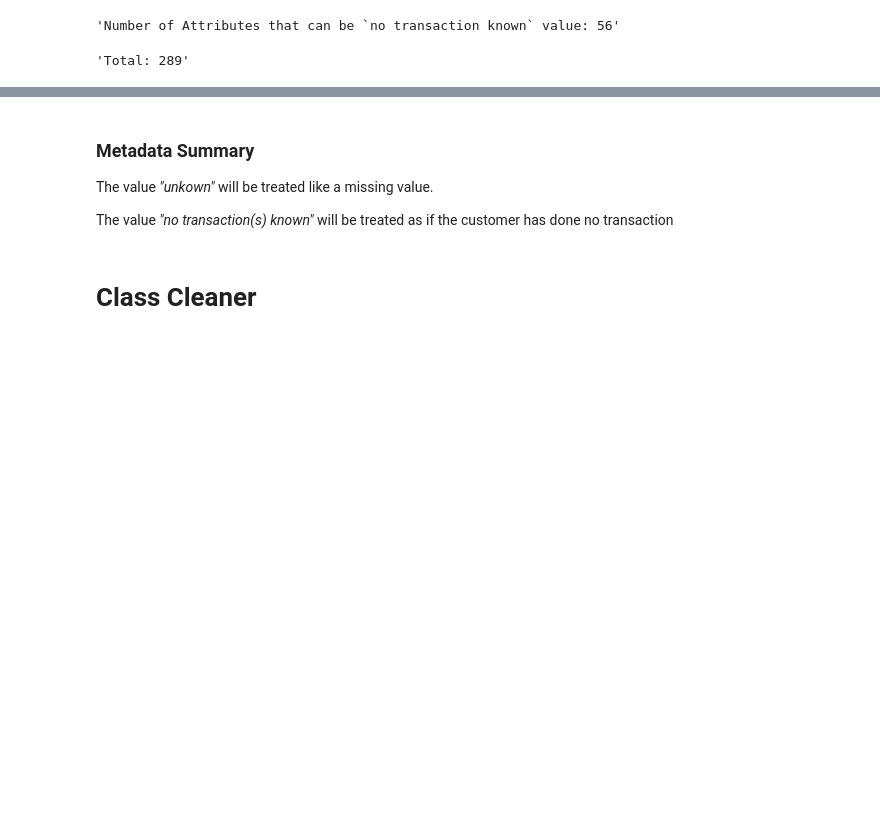
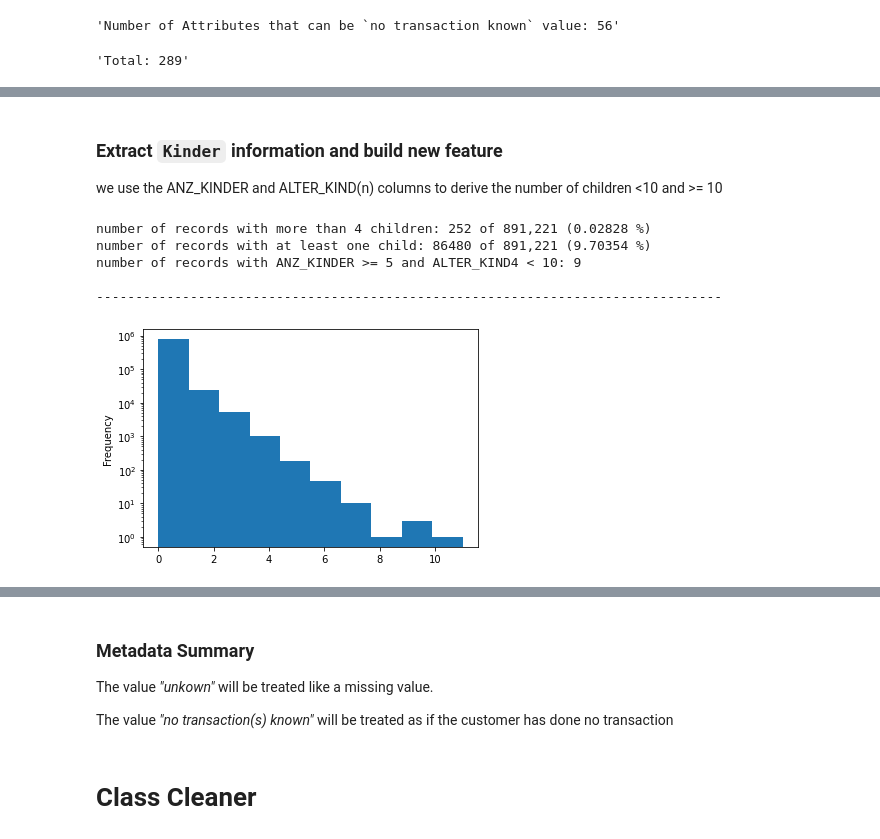
Before and after one commit to step-bauer/dsnd_capstone_arvato, a Jupyter notebook: Arvato Project Workbook.ipynb, the cells around one changed output, grey strips where cells are left out. Cells and saved outputs as stored; diff of their text form; code cells hidden in the pictures; blank space fills up the shorter version.

```diff
--- a/Arvato Project Workbook.ipynb
+++ b/Arvato Project Workbook.ipynb
@@ -298,0 +331,22 @@ f"Total: {df_metadata['Meaning'].str.contains('unknown').sum() + df_metadata['Me
+# %% [markdown]
+### Extract `Kinder` information and build new feature
+we use the ANZ_KINDER and ALTER_KIND(n) columns to derive the number of children <10 and >= 10
+# %%
+num_moreThan4Children = df_azdias[df_azdias['ANZ_KINDER']>4].shape[0]
+num_withChildren = df_azdias[df_azdias['ANZ_KINDER']>0].shape[0]
+df_children5plus = df_azdias[(df_azdias['ANZ_KINDER']>4) & (df_azdias['ALTER_KIND4']<10)].filter(regex='(ANZ_KINDER)|(ALTER_KIND.?)')
+
+print(f'number of records with more than 4 children: {num_moreThan4Children} of {df_azdias.shape[0]:,.0f} ({(num_moreThan4Children / df_azdias.shape[0] *100):6.5f} %)')
+print(f'number of records with at least one child: {num_withChildren} of {df_azdias.shape[0]:,.0f} ({(num_withChildren / df_azdias.shape[0] *100):6.5f} %)')
+print(f'number of records with ANZ_KINDER >= 5 and ALTER_KIND4 < 10: {df_children5plus.shape[0]}\n')
+print('-'*80)
+
+ax = df_azdias['ANZ_KINDER'].plot.hist()
+ax.set_yscale('log')
+# %% [output]
+number of records with more than 4 children: 252 of 891,221 (0.02828 %)
+number of records with at least one child: 86480 of 891,221 (9.70354 %)
+number of records with ANZ_KINDER >= 5 and ALTER_KIND4 < 10: 9
+
+--------------------------------------------------------------------------------
+[figure, added]
```
Also changed, not shown: parts of 49 cells of this notebook, 1 other file.
